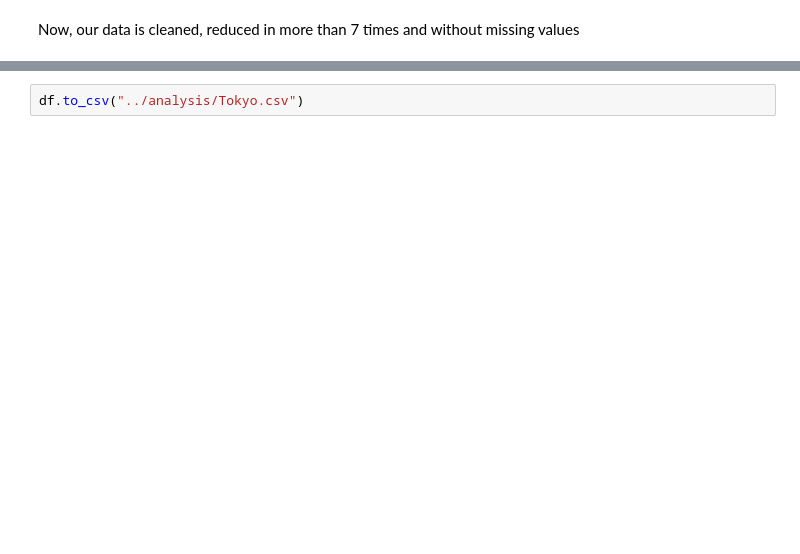
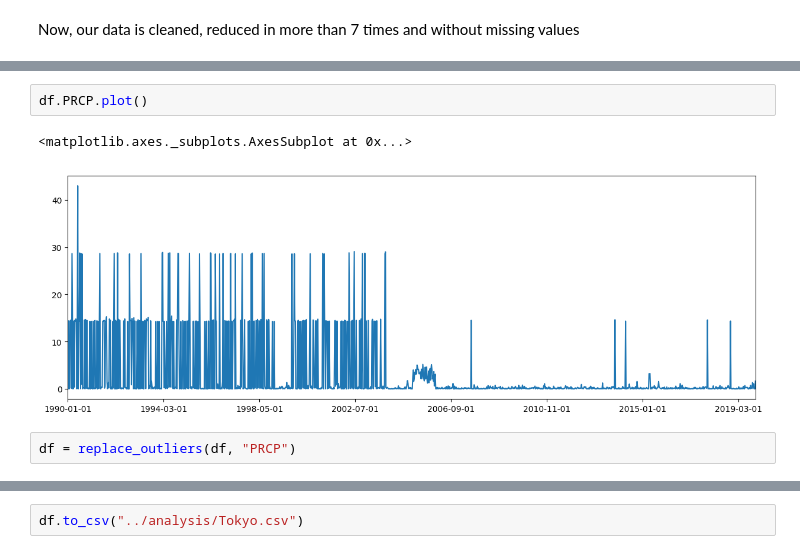
Before and after one commit to franchukpetro/Forest-fires-influence-analysis, a Jupyter notebook: prep/tokyo_prep.ipynb, the cells around one changed output, grey strips where cells are left out. Saved outputs shown, nothing was run; the diff lists cells and outputs as text; blank space fills up the shorter version.

```diff
--- a/prep/tokyo_prep.ipynb
+++ b/prep/tokyo_prep.ipynb
@@ -262,0 +263,7 @@ df.describe()
+# %%
+df.PRCP.plot()
+# %% [output]
+<matplotlib.axes._subplots.AxesSubplot at 0x...>
+[figure, added]
+# %%
+df = replace_outliers(df, "PRCP")
```
Also changed, not shown: parts of 12 cells of this notebook.
